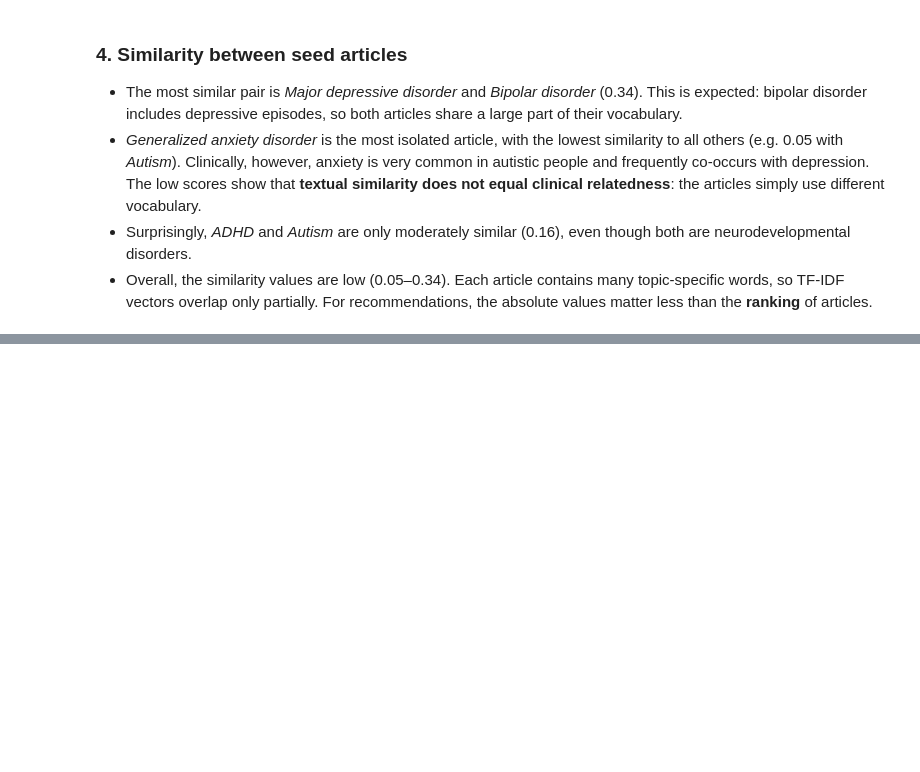
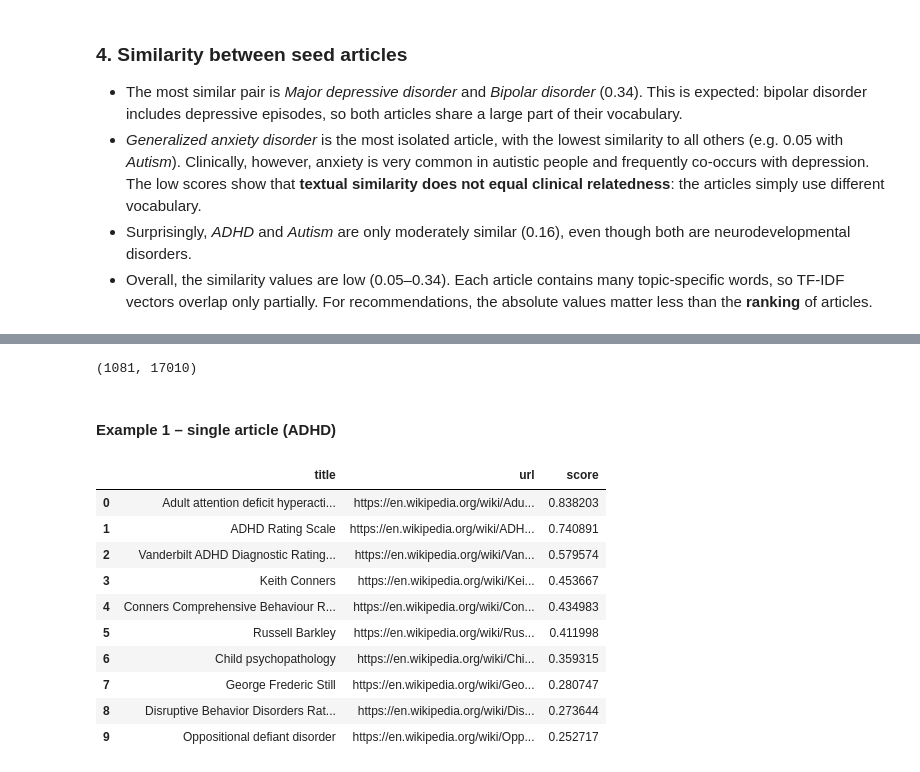
Before and after one commit to NegativePlayeer/Information-Retrival-Project---Wikipedia-recommender-system, a Jupyter notebook: api/notebooks/report.ipynb, the cells around one changed output, grey strips where cells are left out. Saved outputs shown, nothing was run; the diff lists cells and outputs as text; code cells hidden in the pictures; blank space fills up the shorter version.

Commit message:
feat: add WikiRecommender with TF-IDF profile and cosine scoring

```diff
--- a/api/notebooks/report.ipynb
+++ b/api/notebooks/report.ipynb
@@ -244,0 +256,26 @@ fig.show()
+# %%
+import sys
+sys.path.append("..")
+
+from wiki_recommender.recommender import WikiRecommender
+
+recommender = WikiRecommender(df)
+print(recommender.X.shape)
+# %% [output]
+(1081, 17010)
+# %% [markdown]
+#### Example 1 – single article (ADHD)
+# %%
+recommender.recommend(["Attention deficit hyperactivity disorder"])
+# %% [output]
+|  | title | url | score |
+| 0 | Adult attention deficit hyperacti... | https://en.wikipedia.org/wiki/Adu... | 0.838203 |
+| 1 | ADHD Rating Scale | https://en.wikipedia.org/wiki/ADH... | 0.740891 |
+| 2 | Vanderbilt ADHD Diagnostic Rating... | https://en.wikipedia.org/wiki/Van... | 0.579574 |
+| 3 | Keith Conners | https://en.wikipedia.org/wiki/Kei... | 0.453667 |
+| 4 | Conners Comprehensive Behaviour R... | https://en.wikipedia.org/wiki/Con... | 0.434983 |
+| 5 | Russell Barkley | https://en.wikipedia.org/wiki/Rus... | 0.411998 |
+| 6 | Child psychopathology | https://en.wikipedia.org/wiki/Chi... | 0.359315 |
+| 7 | George Frederic Still | https://en.wikipedia.org/wiki/Geo... | 0.280747 |
+| 8 | Disruptive Behavior Disorders Rat... | https://en.wikipedia.org/wiki/Dis... | 0.273644 |
+| 9 | Oppositional defiant disorder | https://en.wikipedia.org/wiki/Opp... | 0.252717 |
```
Also changed, not shown: parts of 8 cells of this notebook, 1 other file.
